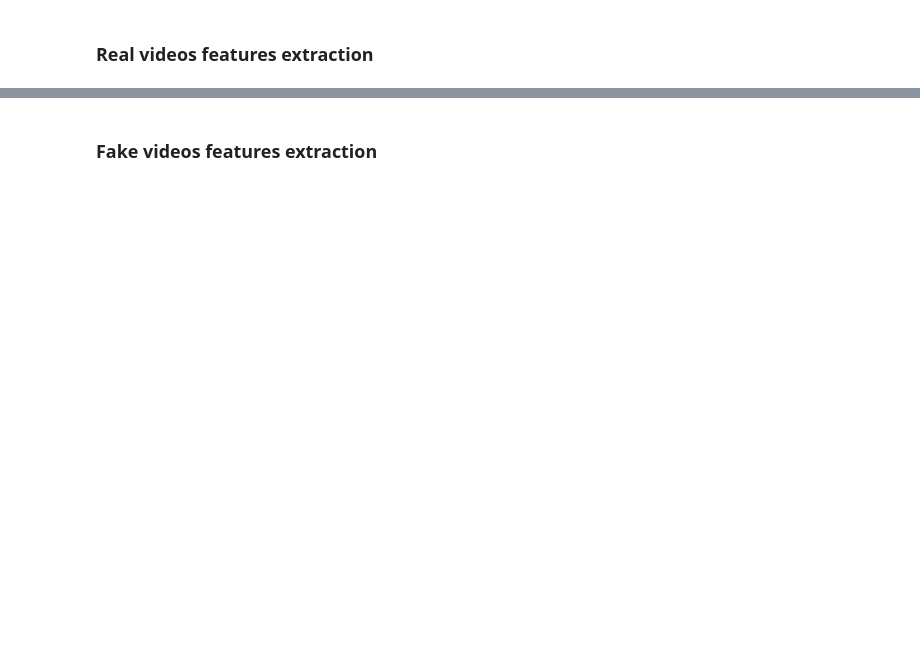
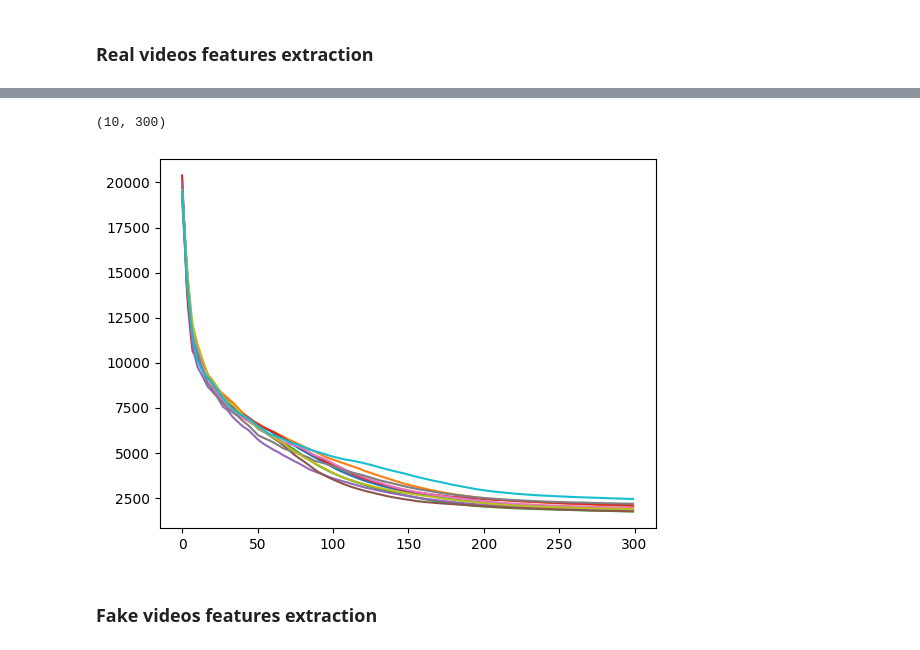
Before and after one commit to Omar-ahmed314/Revelio, a Jupyter notebook: lib/dft/feature_extraction.ipynb, the cells around one changed output, grey strips where cells are left out. Saved outputs shown, nothing was run; the diff lists cells and outputs as text; code cells hidden in the pictures; blank space fills up the shorter version.

```diff
--- a/lib/dft/feature_extraction.ipynb
+++ b/lib/dft/feature_extraction.ipynb
@@ -59,3 +103,14 @@ for i, video_path in enumerate(real_videos_paths):
+# %%
+print(np.array(real_azi_vectors).shape)
+# %% [output]
+(10, 300)
+# %%
+x = np.arange(300)
+for plot in real_azi_vectors:
+    plt.plot(x, plot)
+plt.show()
+# %% [output]
+[figure, added]
 # %%
 # Extract the features into csv file
 real_videos_features_df = pd.DataFrame(data = real_azi_vectors)
```
Also changed, not shown: parts of 7 cells of this notebook, 9 other files.
